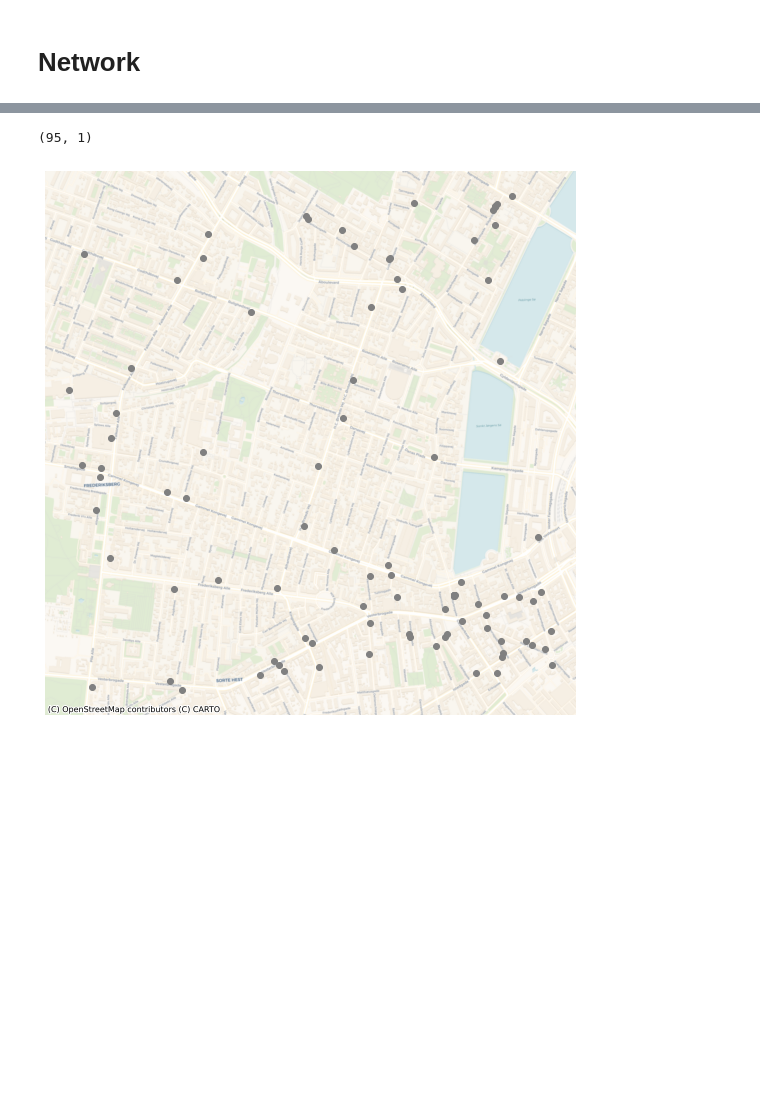
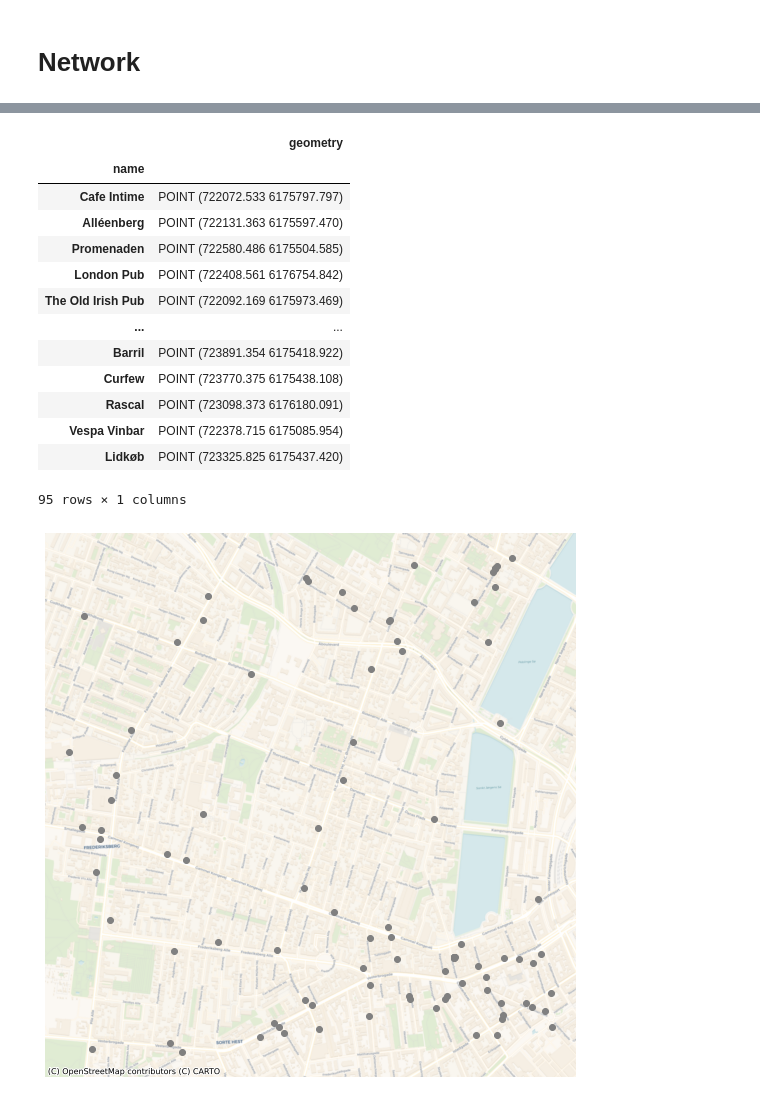
Before and after one commit to askovdal/pubQuest_exam, a Jupyter notebook: pubQuest.ipynb, the cells around one changed output, grey strips where cells are left out. Cells and saved outputs as stored; diff of their text form; code cells hidden in the pictures; blank space fills up the shorter version.

```diff
--- a/pubQuest.ipynb
+++ b/pubQuest.ipynb
@@ -85,9 +103,22 @@ pubs = pubs.to_crs('EPSG:25832')
 pubs = pubs.set_index('name')[['geometry']]
 pubs.geometry = pubs.centroid
 # %%
-pubs.shape
+pubs
 # %% [output]
+|  | geometry |
+| name |  |
+| Cafe Intime | POINT (722072.533 6175797.797) |
+| Alléenberg | POINT (722131.363 6175597.470) |
+| Promenaden | POINT (722580.486 6175504.585) |
+| London Pub | POINT (722408.561 6176754.842) |
+| The Old Irish Pub | POINT (722092.169 6175973.469) |
+| ... | ... |
+| Barril | POINT (723891.354 6175418.922) |
+| Curfew | POINT (723770.375 6175438.108) |
+| Rascal | POINT (723098.373 6176180.091) |
+| Vespa Vinbar | POINT (722378.715 6175085.954) |
+| Lidkøb | POINT (723325.825 6175437.420) |
-(95, 1)
+95 rows × 1 columns
 # %%
 fig, ax = plt.subplots(figsize=(10,10))
 
```
Also changed, not shown: parts of 25 cells of this notebook, 2 other files.
